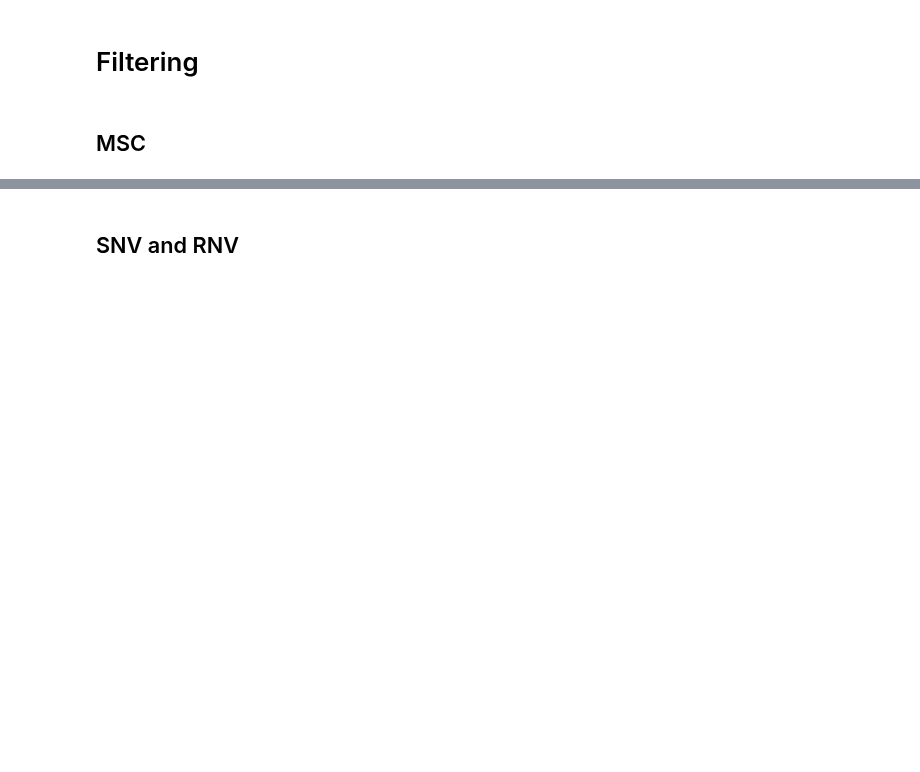
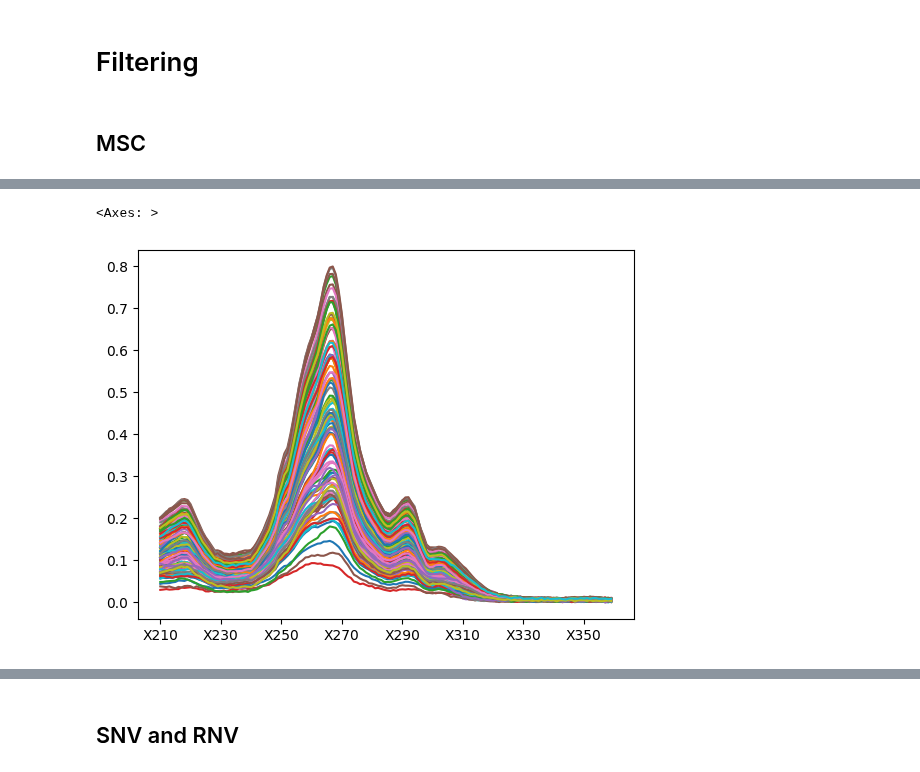
Before and after one commit to mahynski/chemometric-carpentry, a Jupyter notebook: notebooks/3_Preprocessing.ipynb, the cells around one changed output, grey strips where cells are left out. Saved outputs shown, nothing was run; the diff lists cells and outputs as text; code cells hidden in the pictures; blank space fills up the shorter version.

```diff
--- a/notebooks/3_Preprocessing.ipynb
+++ b/notebooks/3_Preprocessing.ipynb
@@ -194,0 +255,6 @@ from pychemauth.preprocessing.filter import MSC, SNV, SavGol
+# %%
+# Plot the entire dataframe
+df.T.plot(y=df.index, legend=False)
+# %% [output]
+<Axes: >
+[figure, added]
```
Also changed, not shown: parts of 14 cells of this notebook.
